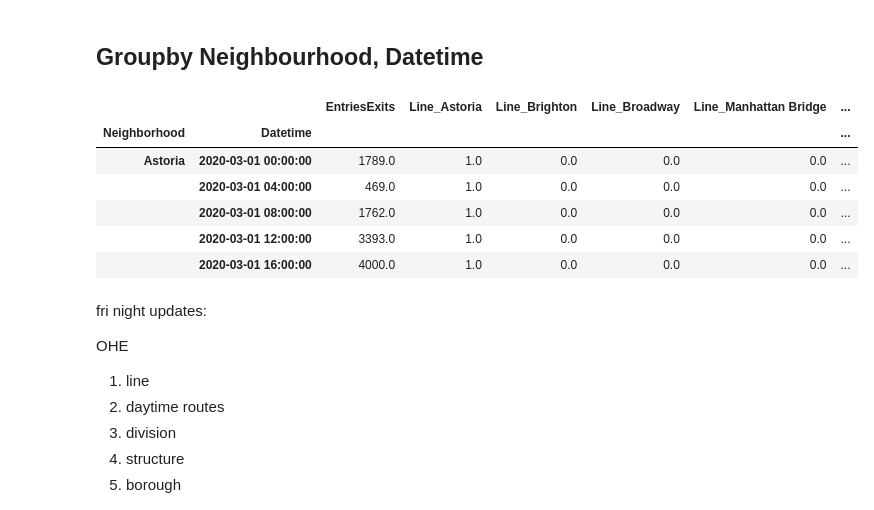
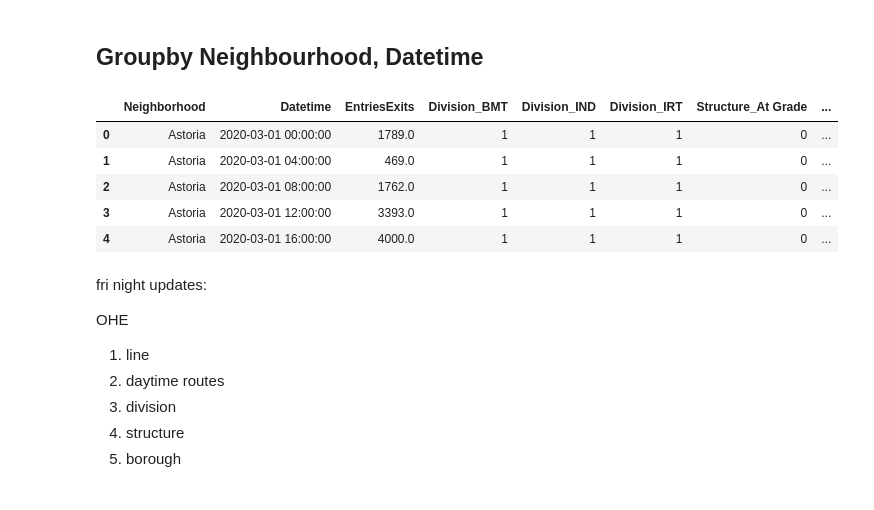
Before and after one commit to FairWell-dev/FairWell, a Jupyter notebook: EDA/EDA.ipynb, the cells around one changed output. Saved outputs shown, nothing was run; the diff lists cells and outputs as text; code cells hidden in the pictures.

Commit message:
remove line column

```diff
--- a/EDA/EDA.ipynb
+++ b/EDA/EDA.ipynb
@@ -209,7 +209,7 @@ for i in distribution_check.columns:
 subway_filitered = subway_raw.loc[subway_raw['year'] == 2020]
 subway_filitered = subway_filitered[subway_filitered['month'].isin([3,4,5])]
 subway_filitered = subway_filitered.drop(['year', 'month', 'Unique ID', 'North Direction Label',
-                                          'South Direction Label','Latitude', 'Longitude','Remote Unit'], axis=1)
+                                          'South Direction Label','Latitude', 'Longitude','Remote Unit','Line'], axis=1)
 subway_filitered.to_csv('subway_filitered.csv')
 subway_filitered.head()
 # subway_filitered.shape
@@ -239,29 +239,29 @@ subway_filitered.head()
 # %%
 # one hot encoding on the lines
 
-stations_df = pd.read_csv('raw_data/Stations.csv')
-line_df = stations_df['Line']
-line_df = line_df.drop_duplicates()
+# stations_df = pd.read_csv('raw_data/Stations.csv')
+# line_df = stations_df['Line']
+# line_df = line_df.drop_duplicates()
 
-line_list = line_df.to_list()
+# line_list = line_df.to_list()
 
-print(line_list)
+# print(line_list)
 
 
-stations_list = ['Astoria', 'Brighton', 'Broadway', 'Manhattan Bridge',
-                 '4th Av', 'Culver', 'West End',
-                 'Sea Beach', 'Jamaica', 'Myrtle Av', 'Canarsie', 'Franklin Shuttle',
-                 '8th Av', 'Concourse', '6th Av', 'Liberty Av',
-                 'Rockaway', '63rd St', 'Queens Blvd', 'Queens', 'Crosstown',
-                 '7Av', 'Clark St', 'Eastern Pky', 'Nostrand', 'Pelham', 'Jerome Av', 'Lexington Av',
-                 'White Plains Rd', 'Dyre Av', 'Flushing', 'Lexington', 'Second Av', 'Staten Island',
-                 'Fulton St', 'Lenox', 'Shuttle','Archer']
+# stations_list = ['Astoria', 'Brighton', 'Broadway', 'Manhattan Bridge',
+#                  '4th Av', 'Culver', 'West End',
+#                  'Sea Beach', 'Jamaica', 'Myrtle Av', 'Canarsie', 'Franklin Shuttle',
+#                  '8th Av', 'Concourse', '6th Av', 'Liberty Av',
+#                  'Rockaway', '63rd St', 'Queens Blvd', 'Queens', 'Crosstown',
+#                  '7Av', 'Clark St', 'Eastern Pky', 'Nostrand', 'Pelham', 'Jerome Av', 'Lexington Av',
+#                  'White Plains Rd', 'Dyre Av', 'Flushing', 'Lexington', 'Second Av', 'Staten Island',
+#                  'Fulton St', 'Lenox', 'Shuttle','Archer']
 
 
-for station in stations_list:
-    name = 'Line_' + station
-    subway_filitered.loc[subway_filitered['Line'].str.contains(station), name] = 1
+# for station in stations_list:
+#     name = 'Line_' + station
+#     subway_filitered.loc[subway_filitered['Line'].str.contains(station), name] = 1
 
-subway_filitered = subway_filitered.fillna(0)
+# subway_filitered = subway_filitered.fillna(0)
 
-subway_filitered.head()
+# subway_filitered.head()
@@ -328,20 +320,19 @@ encoded_subway.head()
 # %%
 #drop extra columns and OHE columns before grouping
 
-# encoded_subway = encoded_subway.drop(['Stop Name', 'Line', 'Connecting Lines', 'Daytime Routes',
-#                                           'Division','Structure', 'Borough'], axis=1)
+encoded_subway = encoded_subway.drop(['Stop Name', 'Connecting Lines', 'Daytime Routes',
+                                          'Division','Structure', 'Borough'], axis=1)
 
-grouped = encoded_subway.groupby(['Neighborhood','Datetime']).max()
+grouped = encoded_subway.groupby(['Neighborhood','Datetime']).max().reset_index()
 grouped.to_csv('grouped.csv')
 grouped.head()
 # %% [output]
-|  |  | EntriesExits | Line_Astoria | Line_Brighton | Line_Broadway | Line_Manhattan Bridge | ... |
-| Neighborhood | Datetime |  |  |  |  |  | ... |
-| Astoria | 2020-03-01 00:00:00 | 1789.0 | 1.0 | 0.0 | 0.0 | 0.0 | ... |
-|  | 2020-03-01 04:00:00 | 469.0 | 1.0 | 0.0 | 0.0 | 0.0 | ... |
-|  | 2020-03-01 08:00:00 | 1762.0 | 1.0 | 0.0 | 0.0 | 0.0 | ... |
-|  | 2020-03-01 12:00:00 | 3393.0 | 1.0 | 0.0 | 0.0 | 0.0 | ... |
-|  | 2020-03-01 16:00:00 | 4000.0 | 1.0 | 0.0 | 0.0 | 0.0 | ... |
+|  | Neighborhood | Datetime | EntriesExits | Division_BMT | Division_IND | Division_IRT | Structure_At Grade | ... |
+| 0 | Astoria | 2020-03-01 00:00:00 | 1789.0 | 1 | 1 | 1 | 0 | ... |
+| 1 | Astoria | 2020-03-01 04:00:00 | 469.0 | 1 | 1 | 1 | 0 | ... |
+| 2 | Astoria | 2020-03-01 08:00:00 | 1762.0 | 1 | 1 | 1 | 0 | ... |
+| 3 | Astoria | 2020-03-01 12:00:00 | 3393.0 | 1 | 1 | 1 | 0 | ... |
+| 4 | Astoria | 2020-03-01 16:00:00 | 4000.0 | 1 | 1 | 1 | 0 | ... |
 # %% [markdown]
 fri night updates:
 
```
Also changed, not shown: parts of 7 cells of this notebook.
